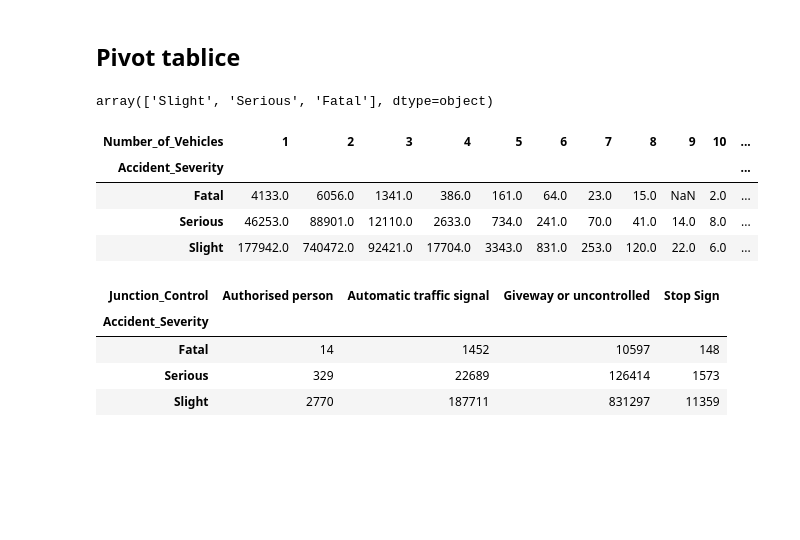
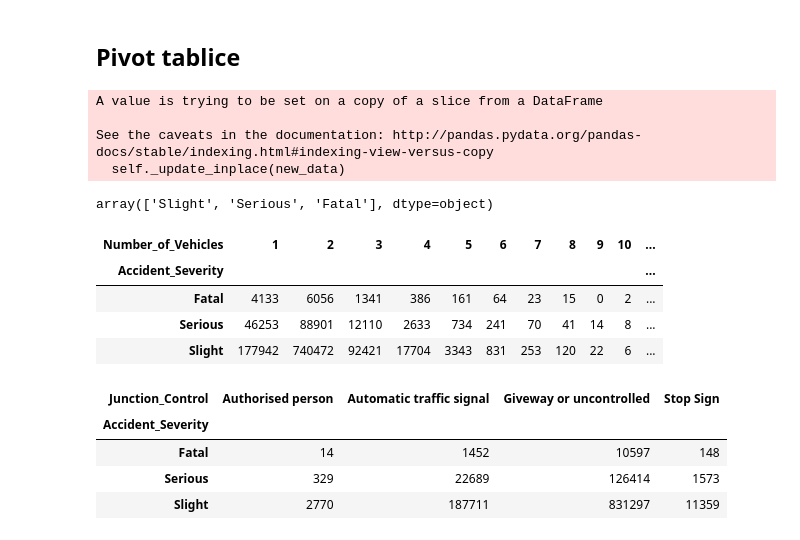
Before and after one commit to zanomeister/D.T.-project, a Jupyter notebook: Final project_exam/Project_final.ipynb, the cells around one changed output. Drawn from its saved outputs; the diff is of its cells as text; code cells hidden in the pictures; blank space fills up the shorter version.

```diff
--- a/Final project_exam/Project_final.ipynb
+++ b/Final project_exam/Project_final.ipynb
@@ -383,5 +383,14 @@ Text(0.5, 1.0, 'Accidents Severity')
 ## Pivot tablice
 # %%
 # Zamjena 1,2 i 3 sa Fatal, Serious i Slight
-df['Accident_Severity'].replace([1,2,3] ,['Fatal', 'Serious', 'Slight'], inplace = True )
+cols_for_piv = ['Accident_Severity', 'Number_of_Casualties', 'Number_of_Vehicles', 'Junction_Control', 'Weather_Conditions', 'Road_Surface_Conditions', 'Light_Conditions']
+
+df_p = df[cols_for_piv]
+
+df_p['Accident_Severity'].replace([1,2,3] ,['Fatal', 'Serious', 'Slight'], inplace = True )
+# %% [output]
+A value is trying to be set on a copy of a slice from a DataFrame
+
+See the caveats in the documentation: http://pandas.pydata.org/pandas-docs/stable/indexing.html#indexing-view-versus-copy
+  self._update_inplace(new_data)
 # %%
@@ -389,11 +398,11 @@ df.Accident_Severity.unique()
 # %% [output]
 array(['Slight', 'Serious', 'Fatal'], dtype=object)
 # %%
-pd.pivot_table(df, 'Number_of_Casualties', index = ['Accident_Severity'], columns = ['Number_of_Vehicles'], aggfunc = np.sum )
+pd.pivot_table(df_p, 'Number_of_Casualties', index = ['Accident_Severity'], columns = ['Number_of_Vehicles'], aggfunc = np.sum, fill_value=0 )
 # %% [output]
 | Number_of_Vehicles | 1 | 2 | 3 | 4 | 5 | 6 | 7 | 8 | 9 | 10 | ... |
 | Accident_Severity |  |  |  |  |  |  |  |  |  |  | ... |
-| Fatal | 4133.0 | 6056.0 | 1341.0 | 386.0 | 161.0 | 64.0 | 23.0 | 15.0 | NaN | 2.0 | ... |
-| Serious | 46253.0 | 88901.0 | 12110.0 | 2633.0 | 734.0 | 241.0 | 70.0 | 41.0 | 14.0 | 8.0 | ... |
-| Slight | 177942.0 | 740472.0 | 92421.0 | 17704.0 | 3343.0 | 831.0 | 253.0 | 120.0 | 22.0 | 6.0 | ... |
+| Fatal | 4133 | 6056 | 1341 | 386 | 161 | 64 | 23 | 15 | 0 | 2 | ... |
+| Serious | 46253 | 88901 | 12110 | 2633 | 734 | 241 | 70 | 41 | 14 | 8 | ... |
+| Slight | 177942 | 740472 | 92421 | 17704 | 3343 | 831 | 253 | 120 | 22 | 6 | ... |
 # %%
```
Also changed, not shown: parts of 30 cells of this notebook.
